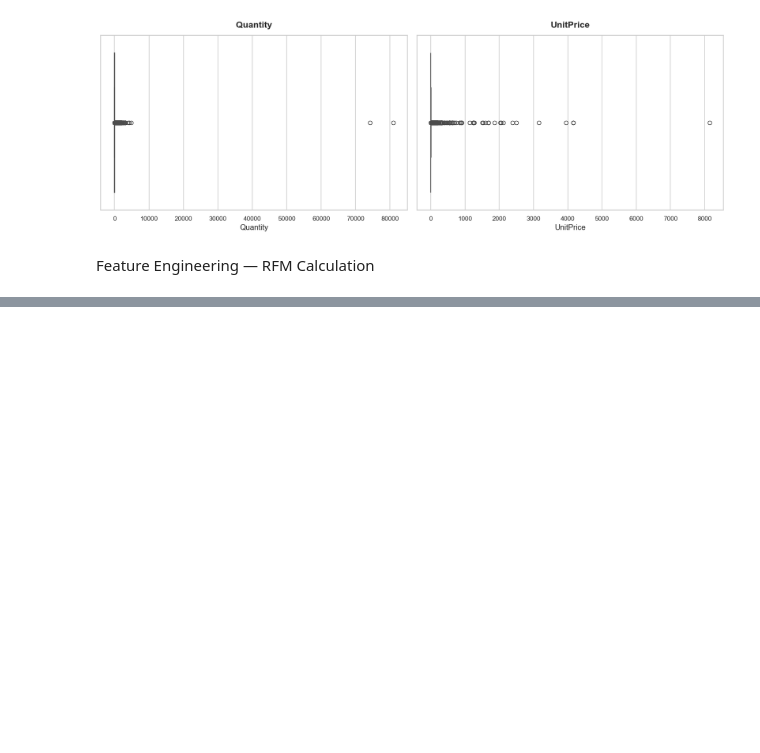
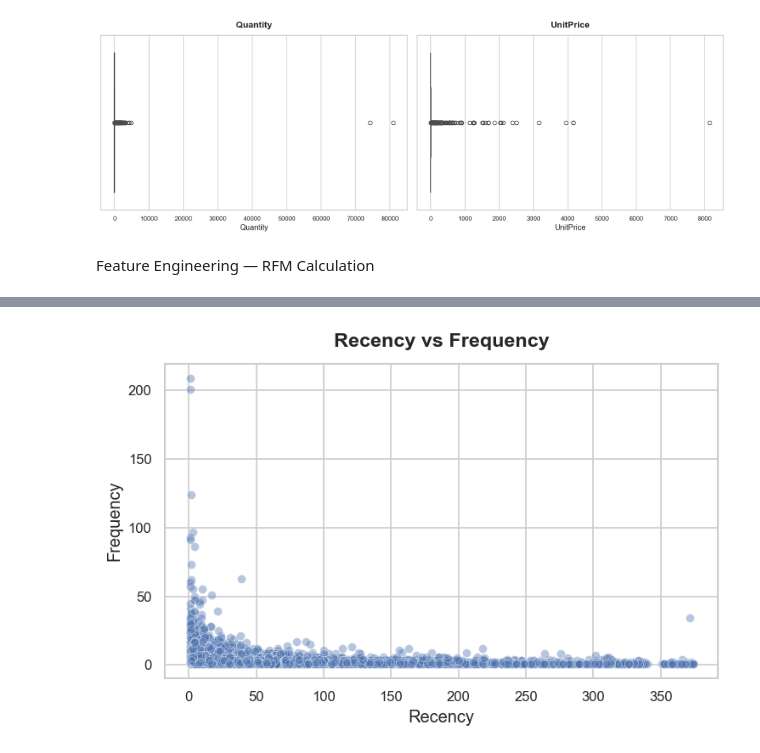
Before and after one commit to Superkai017/retail-unsupervised-lab, a Jupyter notebook: unsupervised.ipynb, the cells around one changed output, grey strips where cells are left out. Cells and saved outputs as stored; diff of their text form; code cells hidden in the pictures; blank space fills up the shorter version.

```diff
--- a/unsupervised.ipynb
+++ b/unsupervised.ipynb
@@ -190,0 +239,7 @@ rfm.head(10)
+# %%
+plt.figure(figsize=(7, 4))
+sns.scatterplot(x='Recency', y='Frequency', data=rfm, alpha=0.4)
+plt.title('Recency vs Frequency')
+plt.show()
+# %% [output]
+[figure, added]
```
Also changed, not shown: parts of 19 cells of this notebook.
